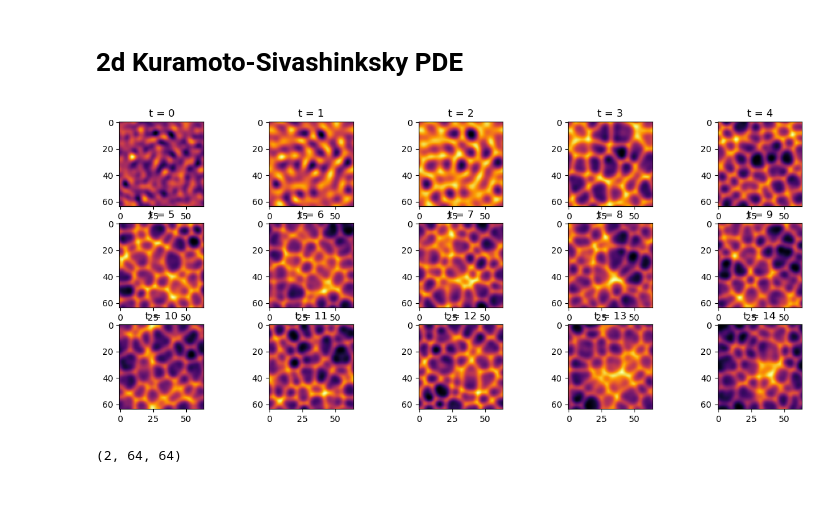
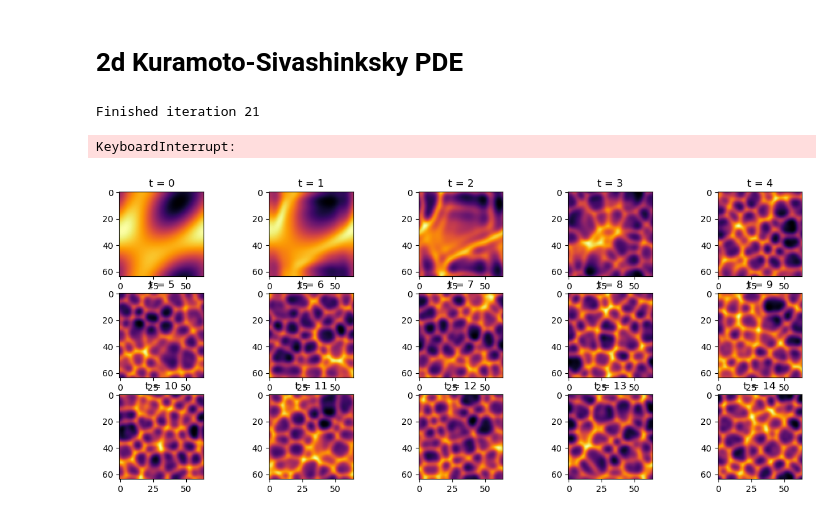
Before and after one commit to cbuelt/pfno, a Jupyter notebook: pde.ipynb, the cells around one changed output. Drawn from its saved outputs; the diff is of its cells as text; code cells hidden in the pictures.

```diff
--- a/pde.ipynb
+++ b/pde.ipynb
@@ -72,6 +115,6 @@ n_plot = np.random.randint(0,n_sim,3)
 
 fig, axs = plt.subplots(3,1, figsize=(14, 8))
 for i, x in enumerate(n_plot):
-    axs[0].plot(res[i, 0], label=f"t={1*10}h")
-    axs[1].plot(res[i, 1], label=f"t={10*10}h")
-    axs[2].plot(res[i, 2], label=f"t={50*10}h")
+    axs[0].plot(result_array[i, 0], label=f"t={1*10}h")
+    axs[1].plot(result_array[i, 1], label=f"t={10*10}h")
+    axs[2].plot(result_array[i, 2], label=f"t={50*10}h")
@@ -102,11 +123,39 @@ tracker=[storage.tracker(n_steps)],
-# %%
-results = np.array(storage.data)
+# %%
+L = 64
+n_steps = [i*10+1 for i in range(15)]
+n_sim = 2
+grid_upper = 50
+
+grid = pde.CartesianGrid([(0, grid_upper), (0, grid_upper)], [L,L], periodic = True)
+# Create 2d datagrid with values from 0, 50 per variable
+x = np.linspace(0, 50, L)
+y = np.linspace(0, 50, L)
+mesh = np.meshgrid(x, y)
+# %%
+for i in range(21,30):
+    pool = mp.Pool(n_cores)
+    results = []
+
+
+    result_objects = [pool.apply_async(get_sim, args = (grid,  n_steps, 2, mesh)) for i in range(n_sim)]
+    results = [r.get() for r in result_objects]
+
+    pool.close()
+    pool.join()
+
+    result_array = np.array(results)
+
+    np.save(f"data/2d/ks_2d_data_v{i}.npy", result_array)
+    print(f"Finished iteration {i}")
+# %% [output]
+Finished iteration 21
+KeyboardInterrupt:
 # %%
 fig, axs = plt.subplots(3,5, figsize = (15,6))
 axs= axs.ravel()
 
-for i in range(results.shape[0]):
-    axs[i].imshow(results[i], cmap = "inferno")
+for i in range(result_array.shape[1]):
+    axs[i].imshow(result_array[0,i], cmap = "inferno")
     axs[i].set_title("t = " + str(i))
 # %% [output]
-[figure, old version]
+[figure, new version]
@@ -136,4 +161,0 @@ result_array = np.array(results)
-# %%
-result_array.shape
-# %% [output]
-(2, 64, 64)
```
Also changed, not shown: parts of 18 cells of this notebook, 3 other files.
